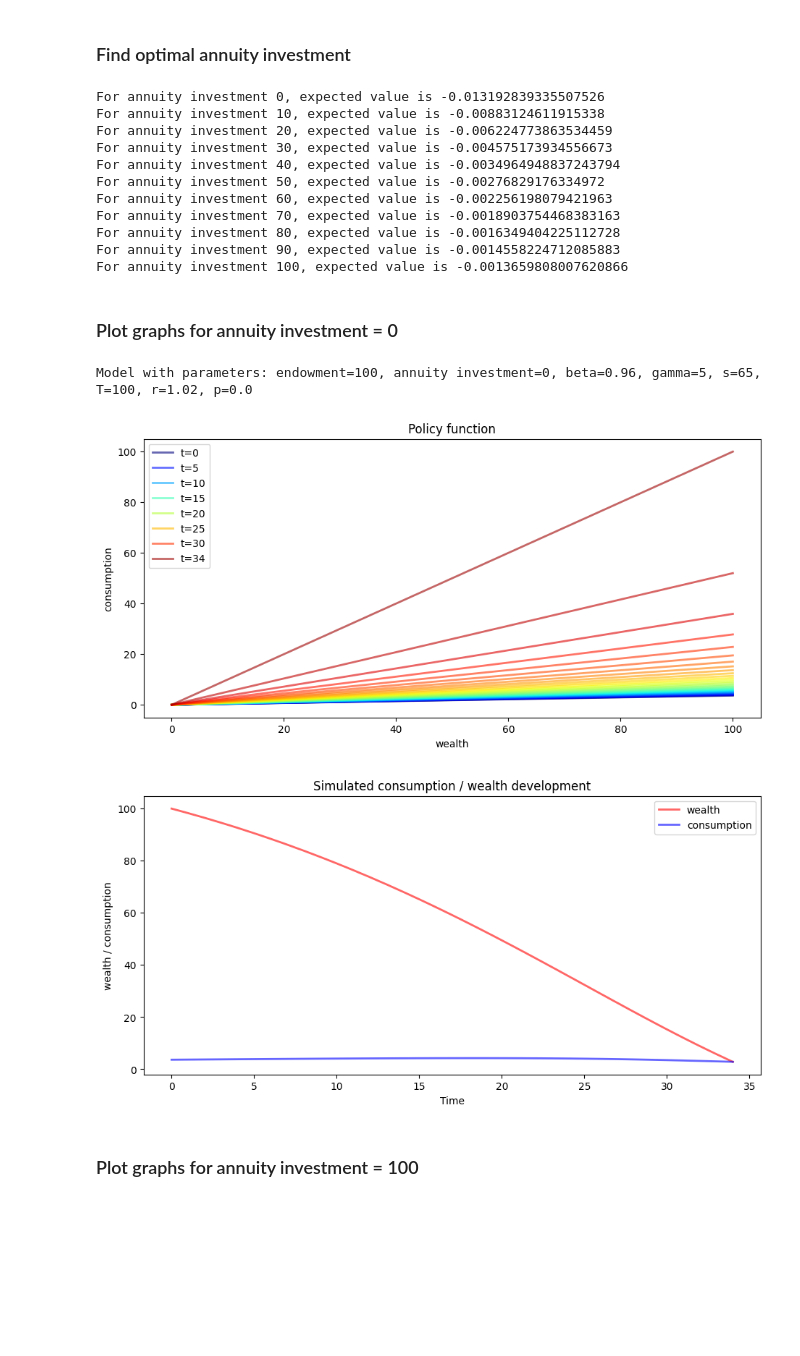
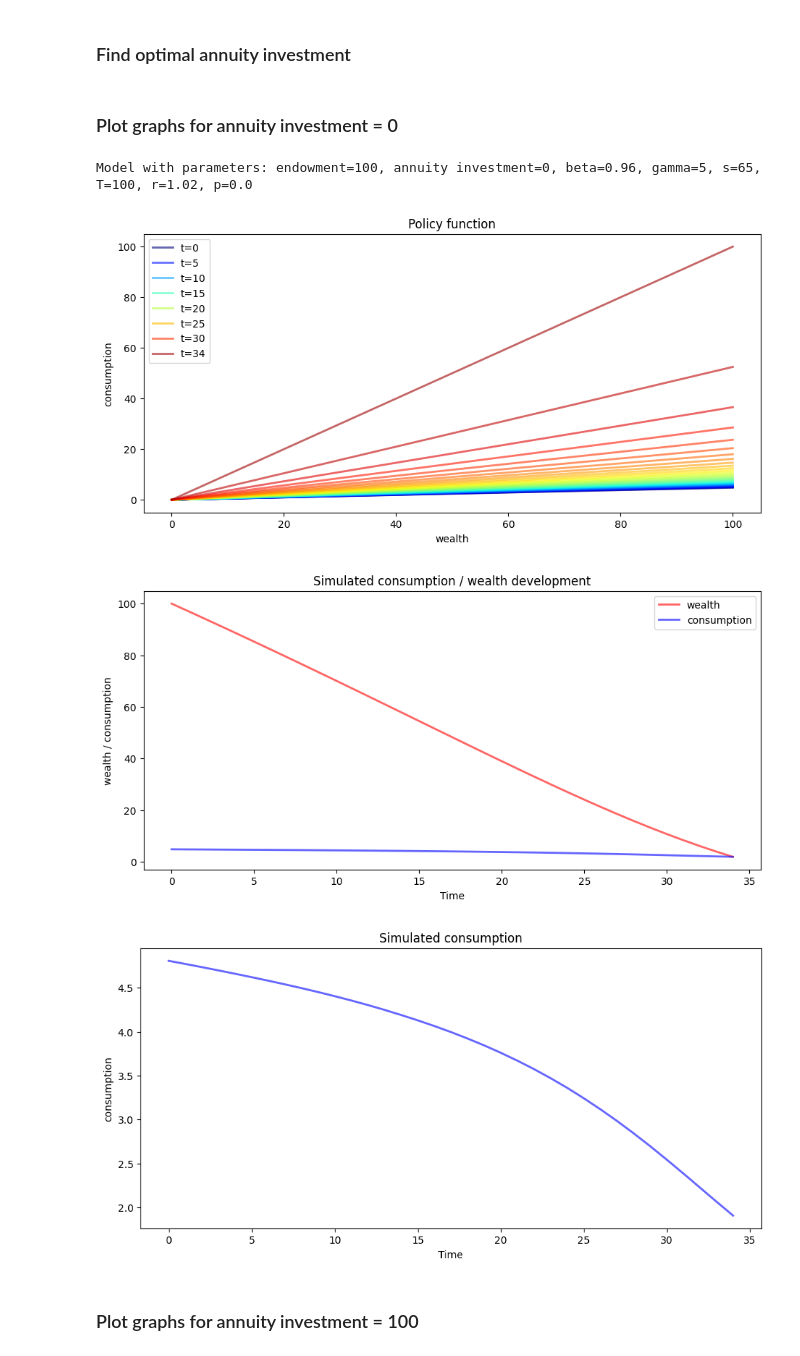
Before and after one commit to jonathan-cl/thesis, a Jupyter notebook: first_exercise/egm.ipynb, the cells around one changed output. Cells and saved outputs as stored; diff of their text form; code cells hidden in the pictures; blank space fills up the shorter version.

Commit message:
fix bug in egm solver, print consumption separately

```diff
--- a/first_exercise/egm.ipynb
+++ b/first_exercise/egm.ipynb
@@ -109,7 +110,8 @@ def solve_egm(model):
         sigma_next = lambda w: interp(model.grid, sigma[t+1], w)
 
         for i, a in enumerate(model.grid):
-            sigma_temp[i] = model.u_prime_inv(model.S[t] * model.beta * model.R * model.u_prime(sigma_next(a + model.p)))
+            w_next = model.R * a + model.p
+            sigma_temp[i] = model.u_prime_inv(model.S[t] * model.beta * model.R * model.u_prime(sigma_next(w_next)))
             w_temp[i] = sigma_temp[i] + a
 
         # Interpolate results back to common grid
@@ -153,13 +155,14 @@ def plot_policy_function(sigma, model):
     ax.set_xlabel("wealth")
     ax.set_ylabel("consumption")
     for i in range(len(sigma)):
+        # Plot a label for every 5th period
         if i % 5 == 0 or i == len(sigma) - 1:
             ax.plot(model.grid, sigma[i], color=plt.cm.jet(i / len(sigma)), lw=2, alpha=0.6, label=f"t={i}")
         else:
             ax.plot(model.grid, sigma[i], color=plt.cm.jet(i / len(sigma)), lw=2, alpha=0.6)
     ax.legend()
 
-def plot_lifecycle(w_grid, c_grid, m):
+def plot_lifecycle(w_grid, c_grid, m, separate_consumption_plot=False):
     fig, ax = plt.subplots()
     ax.set_title("Simulated consumption / wealth development")
     ax.set_xlabel("Time")
@@ -167,40 +170,28 @@ def plot_lifecycle(w_grid, c_grid, m):
     ax.plot(range(m.n), w_grid, color="red", lw=2, alpha=0.6, label="wealth")
     ax.plot(range(m.n), c_grid, color="blue", lw=2, alpha=0.6, label="consumption")
     ax.legend()
+    if separate_consumption_plot:
+        fig, ax = plt.subplots()
+        ax.set_title("Simulated consumption")
+        ax.set_xlabel("Time")
+        ax.set_ylabel("consumption")
+        ax.plot(range(m.n), c_grid, color="blue", lw=2, alpha=0.6, label="consumption")
 # %% [markdown]
 ### Find optimal annuity investment
-# %%
-# Calculate expected value for different annuity investments
-for i in range(11):
-    m = Model(endowment=100, annuity_investment=10 * i)
-    sigma_grid = solve_egm(m)
-    v = simulate_lifecycle(sigma_grid, m)[2]
-    print(f"For annuity investment {10*i}, expected value is {v}")
-# %% [output]
-For annuity investment 0, expected value is -0.013192839335507526
-For annuity investment 10, expected value is -0.00883124611915338
-For annuity investment 20, expected value is -0.006224773863534459
-For annuity investment 30, expected value is -0.004575173934556673
-For annuity investment 40, expected value is -0.0034964948837243794
-For annuity investment 50, expected value is -0.00276829176334972
-For annuity investment 60, expected value is -0.002256198079421963
-For annuity investment 70, expected value is -0.0018903754468383163
-For annuity investment 80, expected value is -0.0016349404225112728
-For annuity investment 90, expected value is -0.0014558224712085883
-For annuity investment 100, expected value is -0.0013659808007620866
 # %% [markdown]
 ### Plot graphs for annuity investment = 0
 # %%
 m = Model()
 print(m)
 sigma = solve_egm(m)
 plot_policy_function(sigma,m)
 w_grid, c_grid, v = simulate_lifecycle(sigma, m)
-plot_lifecycle(w_grid, c_grid, m)
+plot_lifecycle(w_grid, c_grid, m, separate_consumption_plot=True)
 # %% [output]
 Model with parameters: endowment=100, annuity investment=0, beta=0.96, gamma=5, s=65, T=100, r=1.02, p=0.0
 [figure]
-[figure, old version]
+[figure, new version]
+[figure, added]
 # %% [markdown]
 ### Plot graphs for annuity investment = 100
 # %%
```
Also changed, not shown: parts of 2 cells of this notebook.
